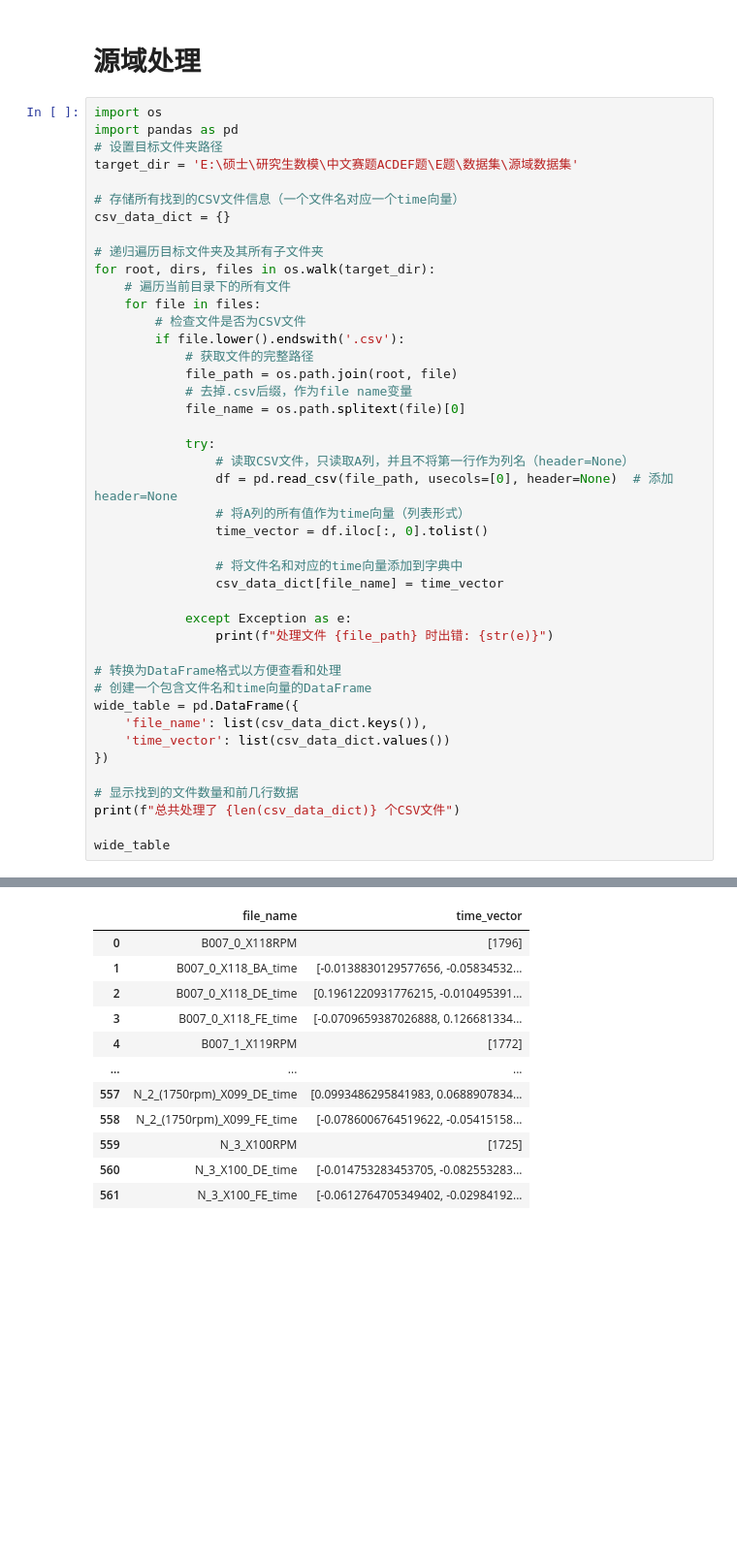
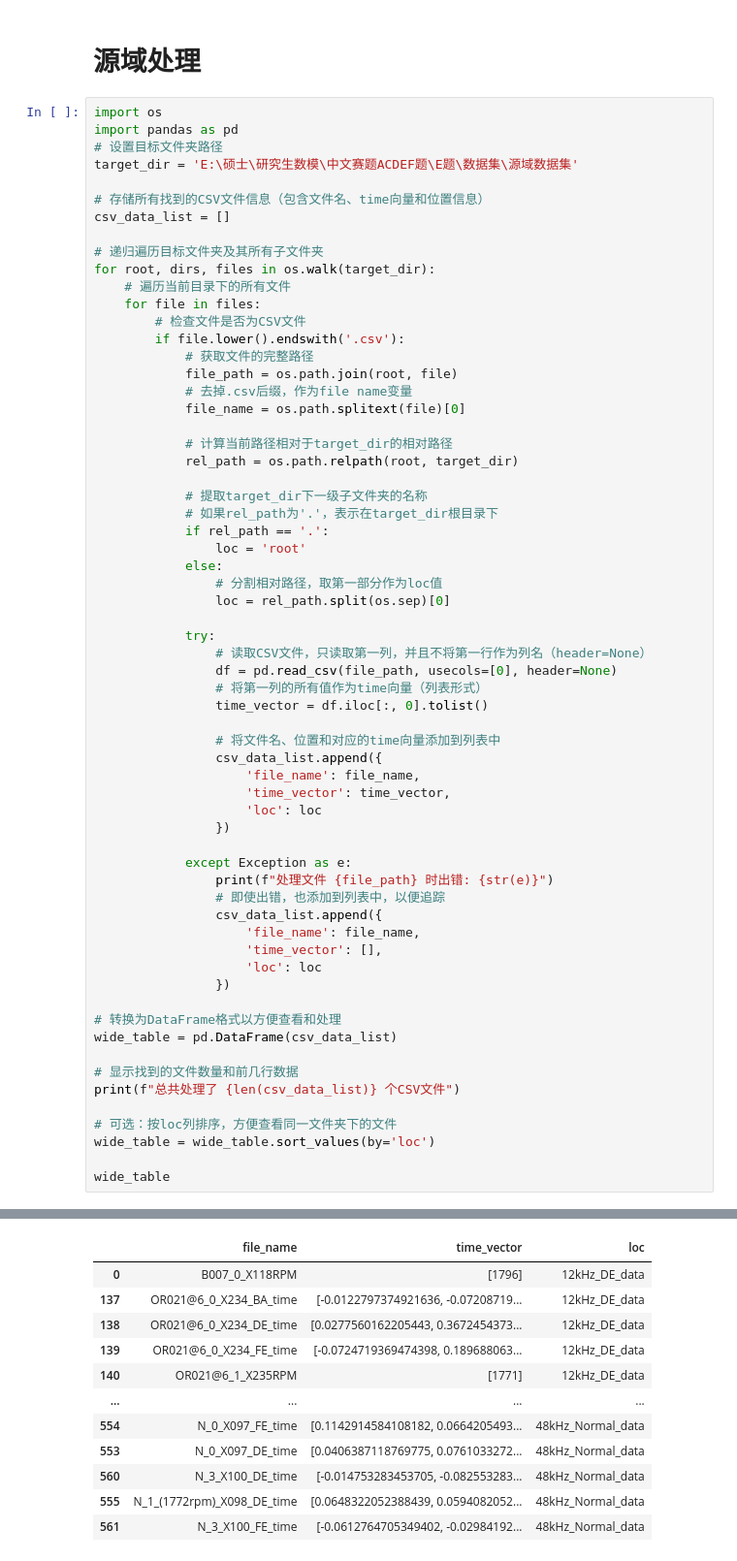
Before and after one commit to YongtengCai/math_model, a Jupyter notebook: csv转宽表.ipynb, the cells around one changed output, grey strips where cells are left out. Shown: that part at 97% size. Cells and saved outputs as stored; diff of their text form; blank space fills up the shorter version.

```diff
--- a/csv转宽表.ipynb
+++ b/csv转宽表.ipynb
@@ -5,55 +5,75 @@ import os
 import pandas as pd
 # 设置目标文件夹路径
 target_dir = 'E:\硕士\研究生数模\中文赛题ACDEF题\E题\数据集\源域数据集'
 
-# 存储所有找到的CSV文件信息（一个文件名对应一个time向量）
-csv_data_dict = {}
+# 存储所有找到的CSV文件信息（包含文件名、time向量和位置信息）
+csv_data_list = []
 
 # 递归遍历目标文件夹及其所有子文件夹
 for root, dirs, files in os.walk(target_dir):
     # 遍历当前目录下的所有文件
     for file in files:
         # 检查文件是否为CSV文件
         if file.lower().endswith('.csv'):
             # 获取文件的完整路径
             file_path = os.path.join(root, file)
             # 去掉.csv后缀，作为file name变量
             file_name = os.path.splitext(file)[0]
 
+            # 计算当前路径相对于target_dir的相对路径
+            rel_path = os.path.relpath(root, target_dir)
+
+            # 提取target_dir下一级子文件夹的名称
+            # 如果rel_path为'.'，表示在target_dir根目录下
+            if rel_path == '.':
+                loc = 'root'
+            else:
+                # 分割相对路径，取第一部分作为loc值
+                loc = rel_path.split(os.sep)[0]
+
             try:
-                # 读取CSV文件，只读取A列，并且不将第一行作为列名（header=None）
-                df = pd.read_csv(file_path, usecols=[0], header=None)  # 添加header=None
-                # 将A列的所有值作为time向量（列表形式）
+                # 读取CSV文件，只读取第一列，并且不将第一行作为列名（header=None）
+                df = pd.read_csv(file_path, usecols=[0], header=None)
+                # 将第一列的所有值作为time向量（列表形式）
                 time_vector = df.iloc[:, 0].tolist()
 
-                # 将文件名和对应的time向量添加到字典中
-                csv_data_dict[file_name] = time_vector
+                # 将文件名、位置和对应的time向量添加到列表中
+                csv_data_list.append({
+                    'file_name': file_name,
+                    'time_vector': time_vector,
+                    'loc': loc
+                })
 
             except Exception as e:
                 print(f"处理文件 {file_path} 时出错: {str(e)}")
+                # 即使出错，也添加到列表中，以便追踪
+                csv_data_list.append({
+                    'file_name': file_name,
+                    'time_vector': [],
+                    'loc': loc
+                })
 
 # 转换为DataFrame格式以方便查看和处理
-# 创建一个包含文件名和time向量的DataFrame
-wide_table = pd.DataFrame({
-    'file_name': list(csv_data_dict.keys()),
-    'time_vector': list(csv_data_dict.values())
-})
+wide_table = pd.DataFrame(csv_data_list)
 
 # 显示找到的文件数量和前几行数据
-print(f"总共处理了 {len(csv_data_dict)} 个CSV文件")
+print(f"总共处理了 {len(csv_data_list)} 个CSV文件")
+
+# 可选：按loc列排序，方便查看同一文件夹下的文件
+wide_table = wide_table.sort_values(by='loc')
 
 wide_table
 # %% [output]
 总共处理了 562 个CSV文件
-|  | file_name | time_vector |
-| 0 | B007_0_X118RPM | [1796] |
-| 1 | B007_0_X118_BA_time | [-0.0138830129577656, -0.05834532... |
-| 2 | B007_0_X118_DE_time | [0.1961220931776215, -0.010495391... |
-| 3 | B007_0_X118_FE_time | [-0.0709659387026888, 0.126681334... |
-| 4 | B007_1_X119RPM | [1772] |
-| ... | ... | ... |
-| 557 | N_2_(1750rpm)_X099_DE_time | [0.0993486295841983, 0.0688907834... |
-| 558 | N_2_(1750rpm)_X099_FE_time | [-0.0786006764519622, -0.05415158... |
-| 559 | N_3_X100RPM | [1725] |
-| 560 | N_3_X100_DE_time | [-0.014753283453705, -0.082553283... |
-| 561 | N_3_X100_FE_time | [-0.0612764705349402, -0.02984192... |
+|  | file_name | time_vector | loc |
+| 0 | B007_0_X118RPM | [1796] | 12kHz_DE_data |
+| 137 | OR021@6_0_X234_BA_time | [-0.0122797374921636, -0.07208719... | 12kHz_DE_data |
+| 138 | OR021@6_0_X234_DE_time | [0.0277560162205443, 0.3672454373... | 12kHz_DE_data |
+| 139 | OR021@6_0_X234_FE_time | [-0.0724719369474398, 0.189688063... | 12kHz_DE_data |
+| 140 | OR021@6_1_X235RPM | [1771] | 12kHz_DE_data |
+| ... | ... | ... | ... |
+| 554 | N_0_X097_FE_time | [0.1142914584108182, 0.0664205493... | 48kHz_Normal_data |
+| 553 | N_0_X097_DE_time | [0.0406387118769775, 0.0761033272... | 48kHz_Normal_data |
+| 560 | N_3_X100_DE_time | [-0.014753283453705, -0.082553283... | 48kHz_Normal_data |
+| 555 | N_1_(1772rpm)_X098_DE_time | [0.0648322052388439, 0.0594082052... | 48kHz_Normal_data |
+| 561 | N_3_X100_FE_time | [-0.0612764705349402, -0.02984192... | 48kHz_Normal_data |
```
Also changed, not shown: parts of 9 cells of this notebook, 2 other files.
